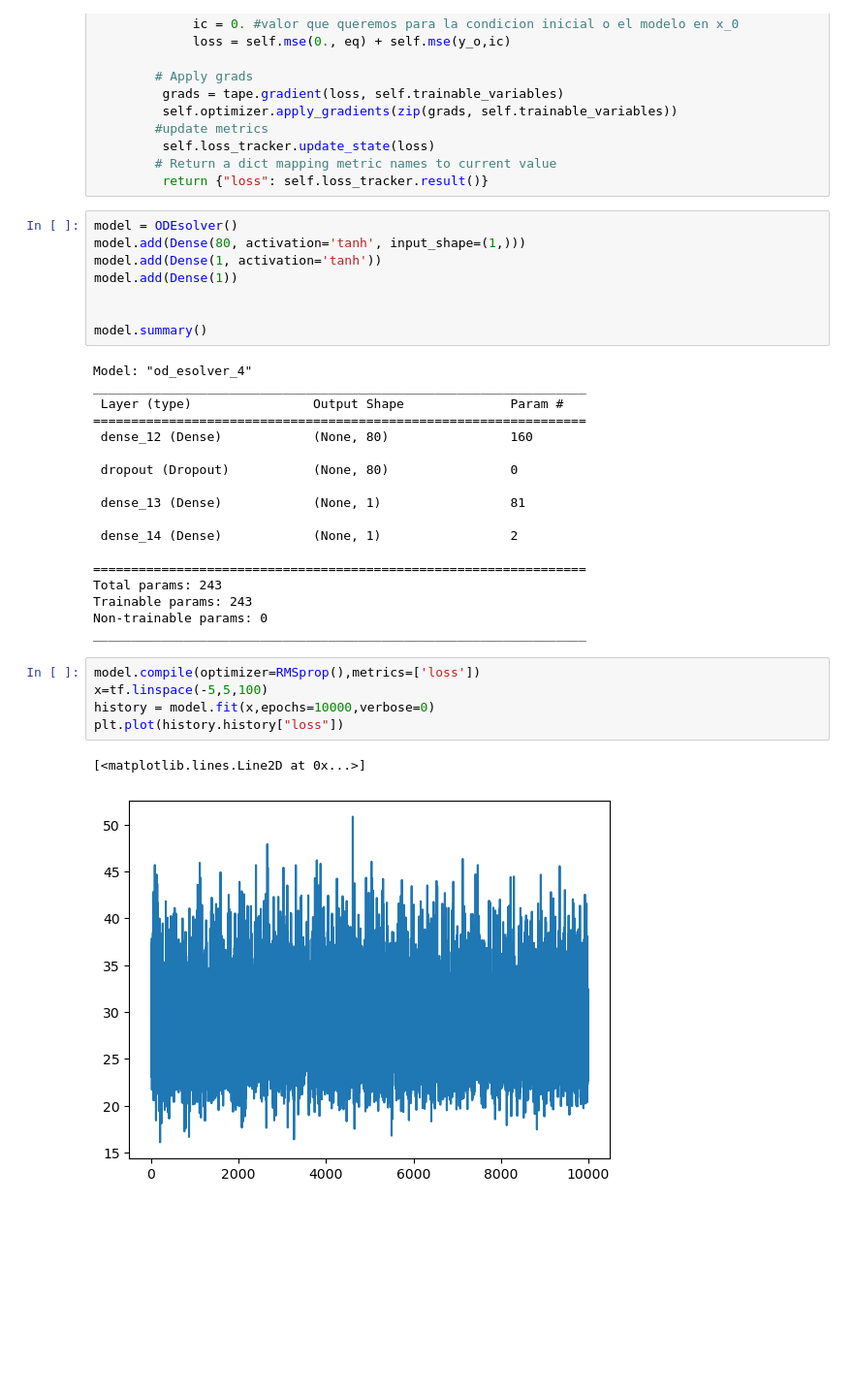
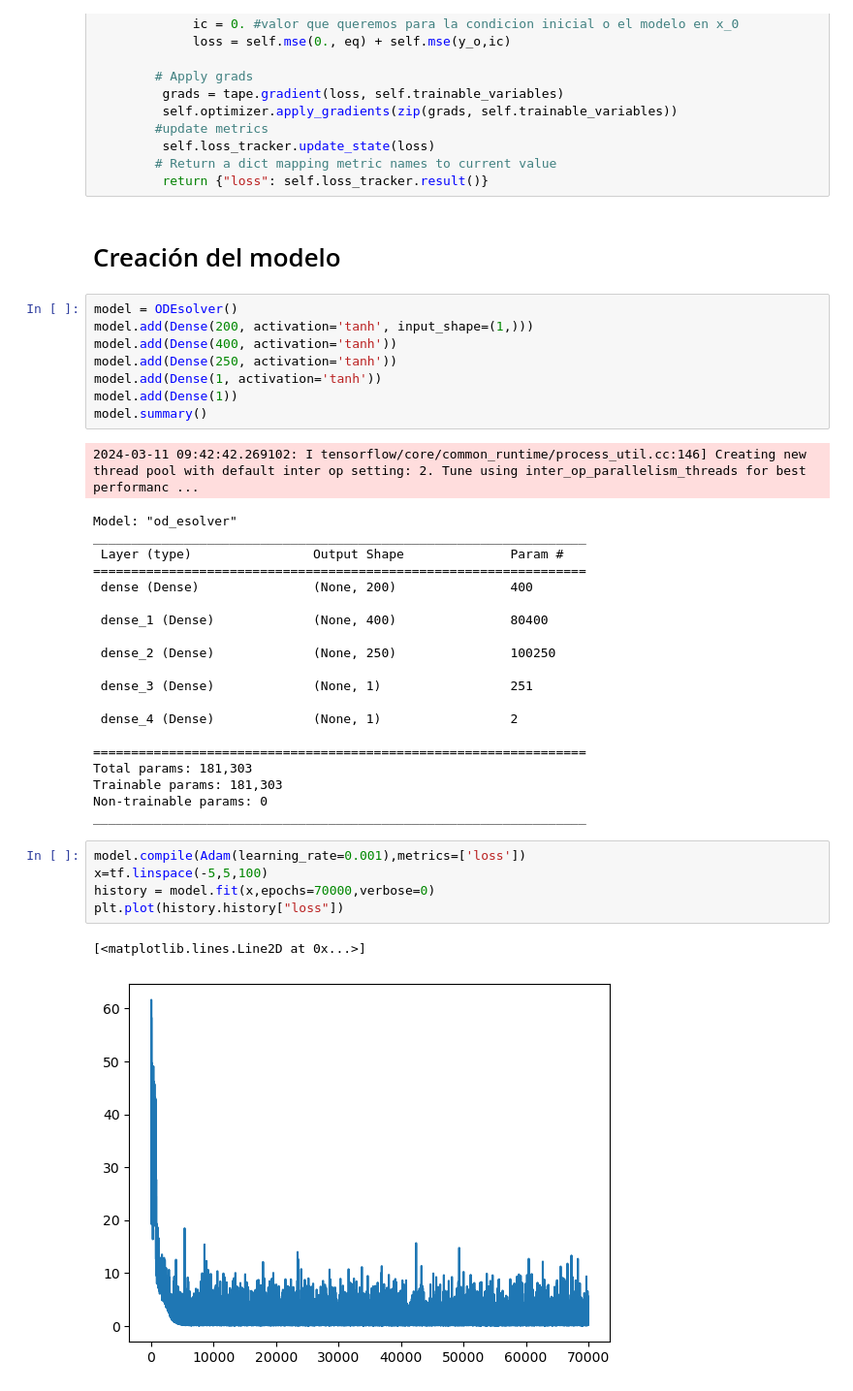
Before and after one commit to DRACDARKTIME/derivadas_keras, a Jupyter notebook: Tarea_6/4_(a).ipynb, the cells around one changed output. Shown at 97% size. Saved outputs shown, nothing was run; the diff lists cells and outputs as text; blank space fills up the shorter version.

```diff
--- a/Tarea_6/4_(a).ipynb
+++ b/Tarea_6/4_(a).ipynb
@@ -42,37 +51,42 @@ class ODEsolver(Sequential):
          self.loss_tracker.update_state(loss)
         # Return a dict mapping metric names to current value
          return {"loss": self.loss_tracker.result()}
+# %% [markdown]
+# Creación del modelo
 # %%
 model = ODEsolver()
-model.add(Dense(80, activation='tanh', input_shape=(1,)))
+model.add(Dense(200, activation='tanh', input_shape=(1,)))
+model.add(Dense(400, activation='tanh'))
+model.add(Dense(250, activation='tanh'))
 model.add(Dense(1, activation='tanh'))
 model.add(Dense(1))
-
-
 model.summary()
 # %% [output]
-Model: "od_esolver_4"
-_________________________________________________________________
- Layer (type)                Output Shape              Param #
-=================================================================
- dense_12 (Dense)            (None, 80)                160
-
- dropout (Dropout)           (None, 80)                0
-
- dense_13 (Dense)            (None, 1)                 81
-
- dense_14 (Dense)            (None, 1)                 2
-
-=================================================================
-Total params: 243
-Trainable params: 243
-Non-trainable params: 0
-_________________________________________________________________
+2024-03-11 09:42:42.269102: I tensorflow/core/common_runtime/process_util.cc:146] Creating new thread pool with default inter op setting: 2. Tune using inter_op_parallelism_threads for best performanc ...
+Model: "od_esolver"
+_________________________________________________________________
+ Layer (type)                Output Shape              Param #
+=================================================================
+ dense (Dense)               (None, 200)               400
+
+ dense_1 (Dense)             (None, 400)               80400
+
+ dense_2 (Dense)             (None, 250)               100250
+
+ dense_3 (Dense)             (None, 1)                 251
+
+ dense_4 (Dense)             (None, 1)                 2
+
+=================================================================
+Total params: 181,303
+Trainable params: 181,303
+Non-trainable params: 0
+_________________________________________________________________
 # %%
-model.compile(optimizer=RMSprop(),metrics=['loss'])
+model.compile(Adam(learning_rate=0.001),metrics=['loss'])
 x=tf.linspace(-5,5,100)
-history = model.fit(x,epochs=10000,verbose=0)
+history = model.fit(x,epochs=70000,verbose=0)
 plt.plot(history.history["loss"])
 # %% [output]
 [<matplotlib.lines.Line2D at 0x...>]
-[figure, old version]
+[figure, new version]
```
Also changed, not shown: parts of 6 cells of this notebook, 2 other files.
